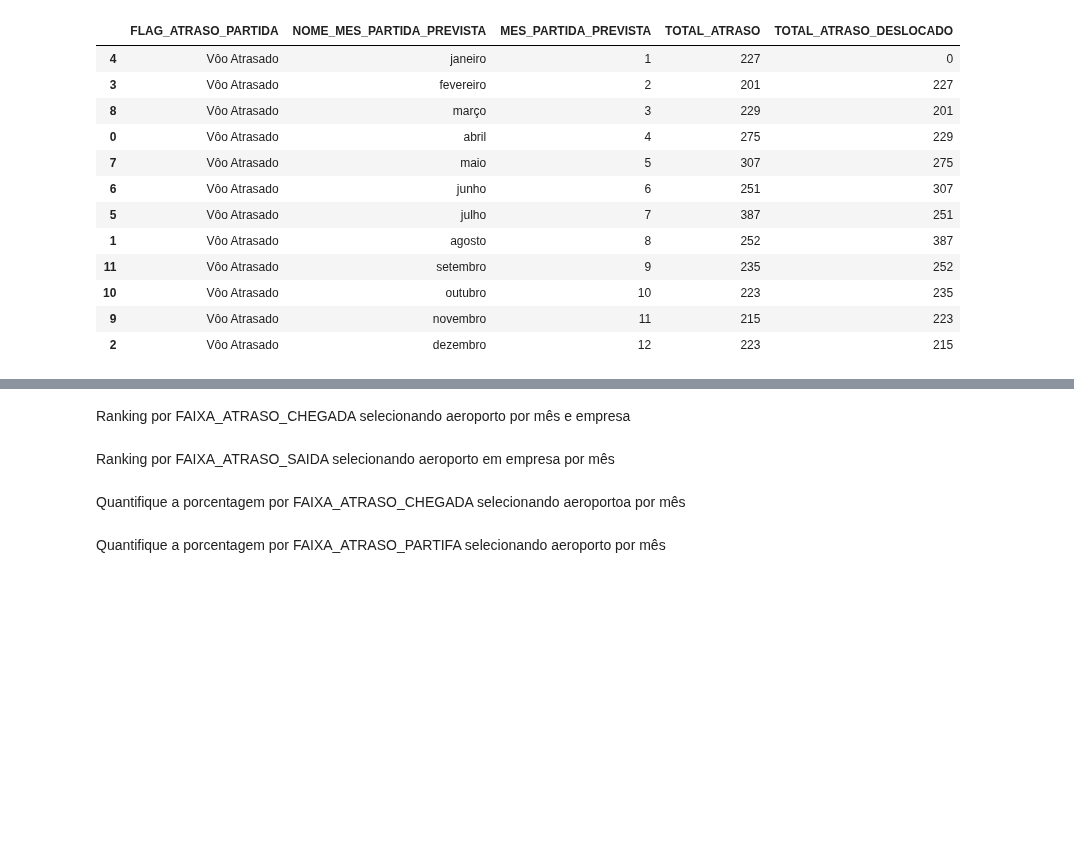
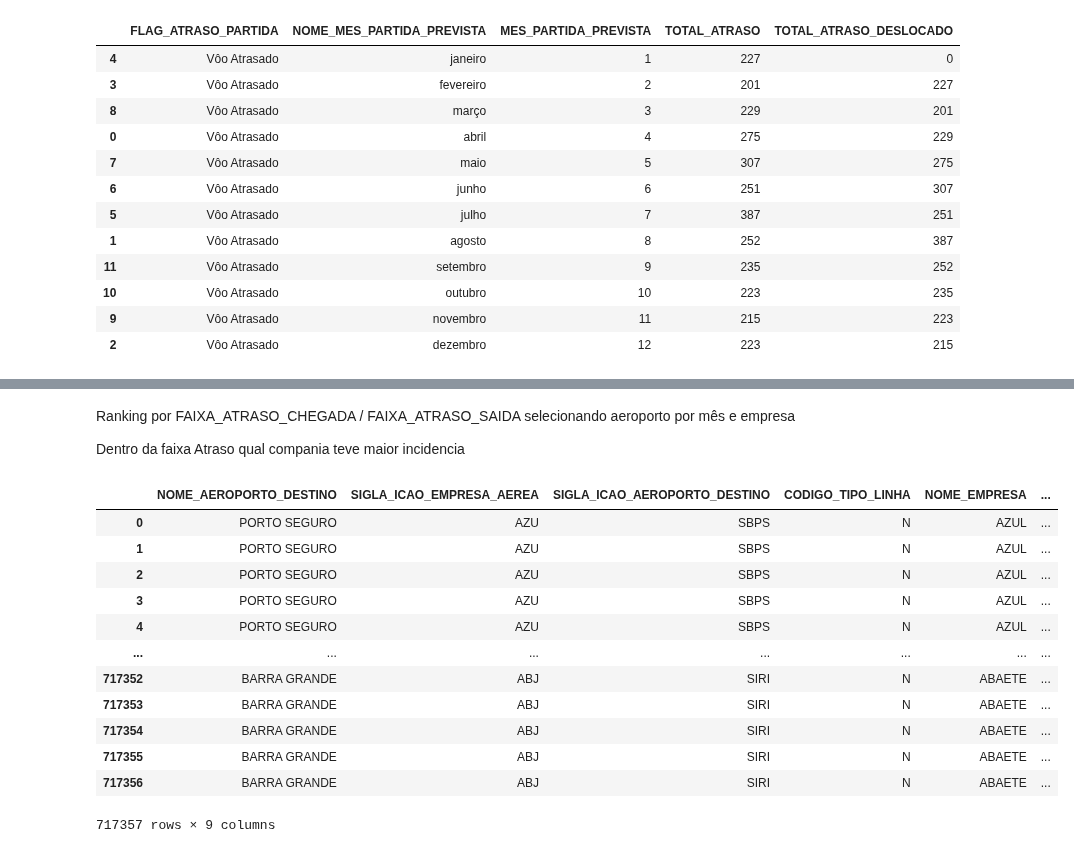
Before and after one commit to rodrigorocha1/dashboard_dados_voos_python, a Jupyter notebook: notebooks/visualizacoes.ipynb, the cells around one changed output, grey strips where cells are left out. Drawn from its saved outputs; the diff is of its cells as text; code cells hidden in the pictures; blank space fills up the shorter version.

Commit message:
filtro por aeroporto

```diff
--- a/notebooks/visualizacoes.ipynb
+++ b/notebooks/visualizacoes.ipynb
@@ -471,0 +512,9 @@ fig.show()
+# %%
+dataframe = obter_faixa_atraso_mes_anterior(
+    flag_partida_chegada='CHEGADA',
+    sigla_aeroporto="SBRP",
+    flag_origem_destino='DESTINO',
+    codigo_tipo_linha='N',
+    faixa_atraso='Atraso de até 30 minutos'
+)
+dataframe
@@ -472,8 +555,49 @@ fig.show()
 # %% [markdown]
-<p> Ranking por FAIXA_ATRASO_CHEGADA selecionando aeroporto  por mês e empresa</p>
+<p> Ranking por FAIXA_ATRASO_CHEGADA / FAIXA_ATRASO_SAIDA selecionando aeroporto  por mês e empresa</p>
+<p>Dentro da faixa Atraso qual compania teve maior incidencia
-# %% [markdown]
-<p> Ranking por FAIXA_ATRASO_SAIDA selecionando aeroporto em empresa por mês</p>
-# %% [markdown]
-<p> Quantifique a porcentagem por FAIXA_ATRASO_CHEGADA selecionando aeroportoa por mês</p>
-# %% [markdown]
-<p> Quantifique a porcentagem por FAIXA_ATRASO_PARTIFA selecionando aeroporto  por mês</p>
+# %%
+def obter_top_dez_faixa_atraso(
+        flag_origem_destino: str,
+        flag_partida_chegada: str,
+        codigo_tipo_linha: str,
+        mes: int
+    ):
+    colunas = [
+        f'NOME_AEROPORTO_{flag_origem_destino}',
+        'SIGLA_ICAO_EMPRESA_AEREA',
+        f'SIGLA_ICAO_AEROPORTO_{flag_origem_destino}',
+        'CODIGO_TIPO_LINHA',
+        'NOME_EMPRESA',
+        f'FAIXA_ATRASO_{flag_partida_chegada}',
+        'SITUACAO_VOO',
+        f'NOME_MES_{flag_partida_chegada}_PREVISTA',
+        f'MES_{flag_partida_chegada}_PREVISTA'
+    ]
+    query = (
+        f'  CODIGO_TIPO_LINHA == "{codigo_tipo_linha}" '
+        f' and FAIXA_ATRASO_{flag_partida_chegada} == "Atraso de até 30 minutos" '
+        f' and MES_{flag_partida_chegada}_PREVISTA == {mes} '
+    )
+    dataframe = pd.read_parquet(caminho_base, columns=colunas)
+    return dataframe
+# %%
+dataframe = obter_top_dez_faixa_atraso(
+    flag_partida_chegada='CHEGADA',
+    flag_origem_destino='DESTINO',
+    codigo_tipo_linha='N'
+)
+dataframe
+# %% [output]
+|  | NOME_AEROPORTO_DESTINO | SIGLA_ICAO_EMPRESA_AEREA | SIGLA_ICAO_AEROPORTO_DESTINO | CODIGO_TIPO_LINHA | NOME_EMPRESA | ... |
+| 0 | PORTO SEGURO | AZU | SBPS | N | AZUL | ... |
+| 1 | PORTO SEGURO | AZU | SBPS | N | AZUL | ... |
+| 2 | PORTO SEGURO | AZU | SBPS | N | AZUL | ... |
+| 3 | PORTO SEGURO | AZU | SBPS | N | AZUL | ... |
+| 4 | PORTO SEGURO | AZU | SBPS | N | AZUL | ... |
+| ... | ... | ... | ... | ... | ... | ... |
+| 717352 | BARRA GRANDE | ABJ | SIRI | N | ABAETE | ... |
+| 717353 | BARRA GRANDE | ABJ | SIRI | N | ABAETE | ... |
+| 717354 | BARRA GRANDE | ABJ | SIRI | N | ABAETE | ... |
+| 717355 | BARRA GRANDE | ABJ | SIRI | N | ABAETE | ... |
+| 717356 | BARRA GRANDE | ABJ | SIRI | N | ABAETE | ... |
+717357 rows × 9 columns
```
Also changed, not shown: parts of 7 cells of this notebook.
